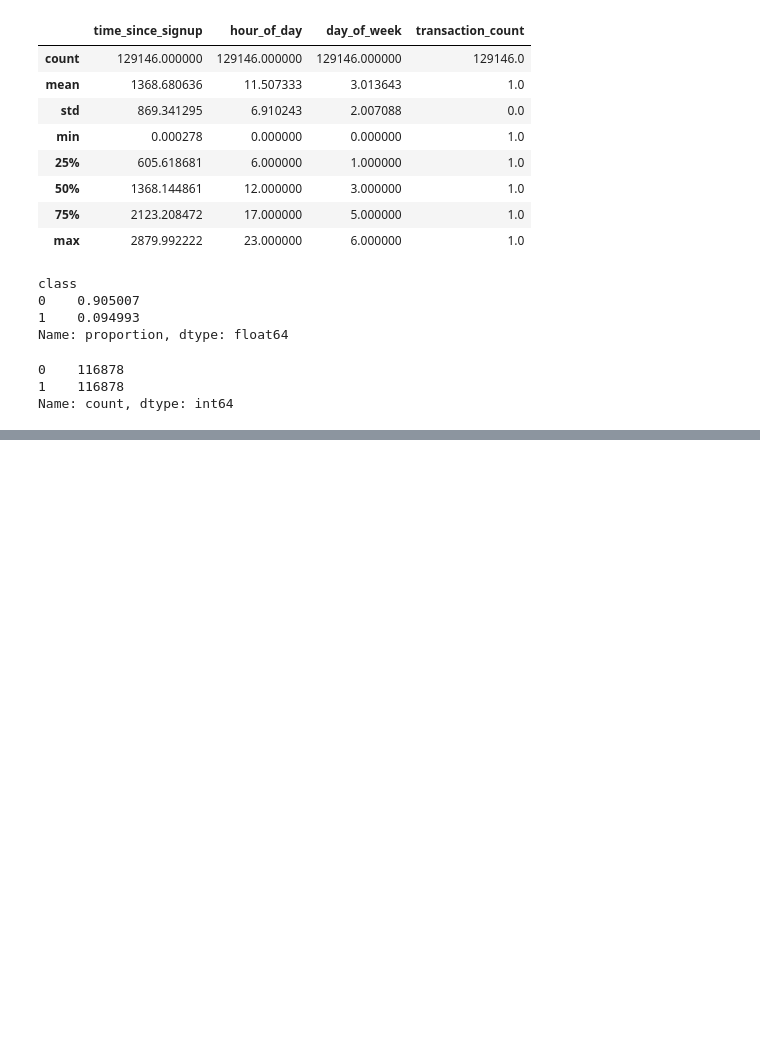
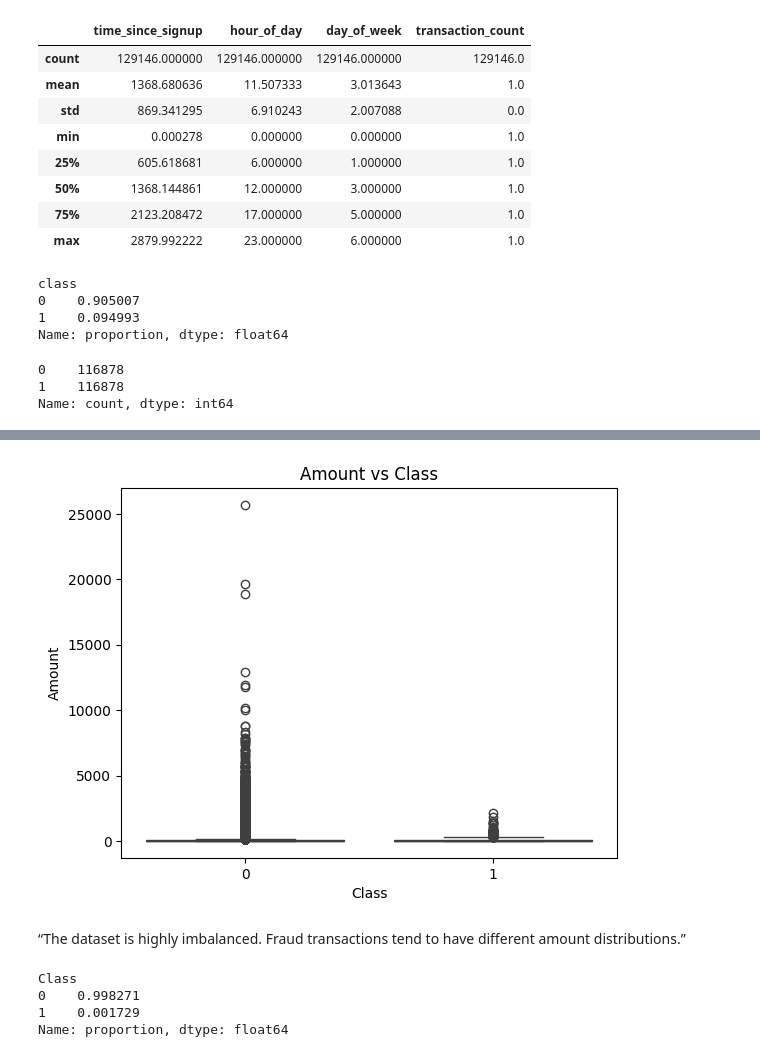
Before and after one commit to Josh747do/fraud-detection, a Jupyter notebook: notebooks/eda-fraud-data.ipynb, the cells around one changed output, grey strips where cells are left out. Cells and saved outputs as stored; diff of their text form; code cells hidden in the pictures; blank space fills up the shorter version.

```diff
--- a/notebooks/eda-fraud-data.ipynb
+++ b/notebooks/eda-fraud-data.ipynb
@@ -286,0 +339,8 @@ Name: count, dtype: int64
+# %%
+sns.boxplot(x="Class", y="Amount", data=credit_df)
+plt.title("Amount vs Class")
+plt.show()
+# %% [output]
+[figure, added]
+# %% [markdown]
+“The dataset is highly imbalanced. Fraud transactions tend to have different amount distributions.”
@@ -286,0 +356,7 @@ Name: count, dtype: int64
+# %%
+y_train.value_counts(normalize=True)
+# %% [output]
+Class
+0    0.998271
+1    0.001729
+Name: proportion, dtype: float64
```
Also changed, not shown: parts of 6 cells of this notebook.
